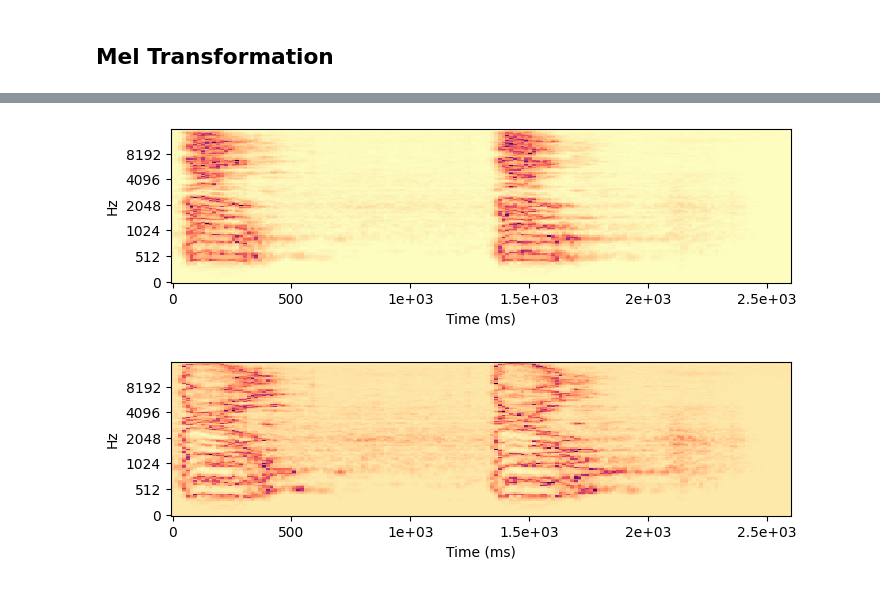
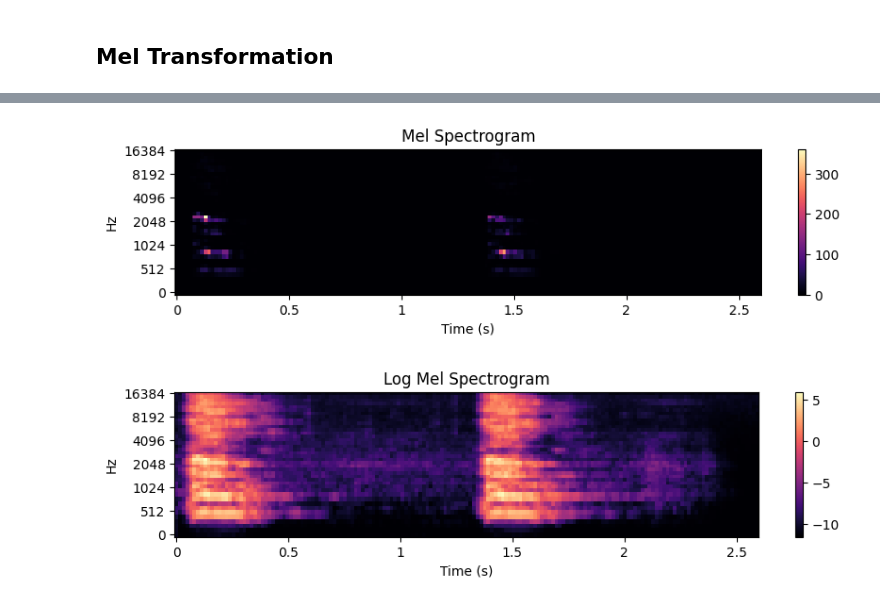
Before and after one commit to prompteus/audio-captioning, a Jupyter notebook: notebooks/slides.ipynb, the cells around one changed output, grey strips where cells are left out. Saved outputs shown, nothing was run; the diff lists cells and outputs as text; code cells hidden in the pictures.

```diff
--- a/notebooks/slides.ipynb
+++ b/notebooks/slides.ipynb
@@ -89,4 +23,0 @@ def spec_torch(x, sr, n_fft=1024, hop_length=320):
-# %%
-sr = 32000
-example_wav, _ = liro.load(example_file, sr=sr)
-spec_torch(example_wav, sr)
@@ -341,10 +336,10 @@ spec_liro(wav_pree.squeeze().numpy(), sr)
 # %% [markdown]
 ## STFT
 # %%
-window = torch.hann_window(800, periodic=False)
-spec = torch.stft(wav_pree, n_fft=1024, hop_length=320, win_length=800,
-                       center=True, normalized=False, window=window, return_complex=True)
-abs_spec = torch.abs(spec)
-spec = torch.stft(wav_pree, n_fft=1024, hop_length=320, win_length=800,
+n_fft, win_length, hop_length = 1024, 800, 320
+window = torch.hann_window(win_length, periodic=False)
+spec = torch.stft(wav_pree, n_fft=n_fft, hop_length=hop_length, win_length=win_length,
                        center=True, normalized=False, window=window, return_complex=False)
 power_spec = (spec ** 2).sum(dim=-1)
+# for comparison, we calculate also the magnitude spectrogram
+mag_spec = torch.sqrt(power_spec)
@@ -357,8 +356,9 @@ spec_liro(power_spec.squeeze().numpy(), sr, compute_spec=False)
 # %% [markdown]
 ## Mel Transformation
 # %%
-mel_basis, _ = torchaudio.compliance.kaldi.get_mel_banks(128, 1024, sr,
-                                                                 0.0, 16000, vtln_low=100.0, vtln_high=-500.,
+n_mels, fmin, fmax = 40, 0.0, sr // 2
+mel_basis, _ = torchaudio.compliance.kaldi.get_mel_banks(n_mels, n_fft, sr,
+                                                                 fmin, fmax, vtln_low=100.0, vtln_high=-500.,
                                                                  vtln_warp_factor=1.0)
-mel_basis = torch.as_tensor(torch.nn.functional.pad(mel_basis, (0, 1), mode='constant', value=0),
-                                    device=power_spec.device)
+# pad with one zero per mel bin to match n_fft // 2 + 1
+mel_basis = torch.as_tensor(torch.nn.functional.pad(mel_basis, (0, 1), mode='constant', value=0))
@@ -376,10 +385,7 @@ spec_liro(melspec.squeeze().numpy(), sr, compute_spec=False, use_mel=True)
 # %%
-melspec = (melspec + 0.00001).log()
-spec_liro(melspec.squeeze().numpy(), sr, compute_spec=False, use_mel=True)
+log_mel_spec = (melspec + 0.00001).log()
+spec_liro(melspec.squeeze().numpy(), sr, x_is_mel_spec=True, convert_to_db=False, title="Mel Spectrogram")
+spec_liro(log_mel_spec.squeeze().numpy(), sr, x_is_mel_spec=True, convert_to_db=False, title="Log Mel Spectrogram")
 # %% [output]
-[figure, old version]
+[figure, new version]
+[figure, added]
-# %%
-melspec = (melspec + 4.5) / 5.
-spec_liro(melspec.squeeze().numpy(), sr, compute_spec=False, use_mel=True)
-# %% [output]
-[figure, removed]
```
Also changed, not shown: parts of 48 cells of this notebook, 1 other file.
